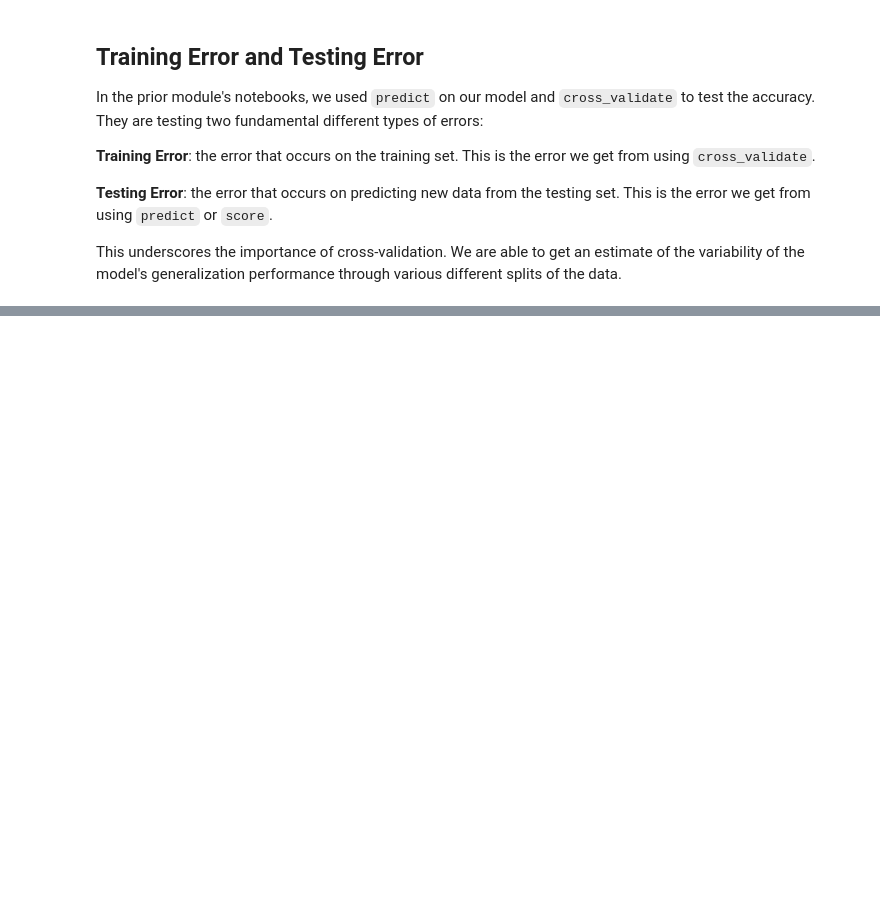
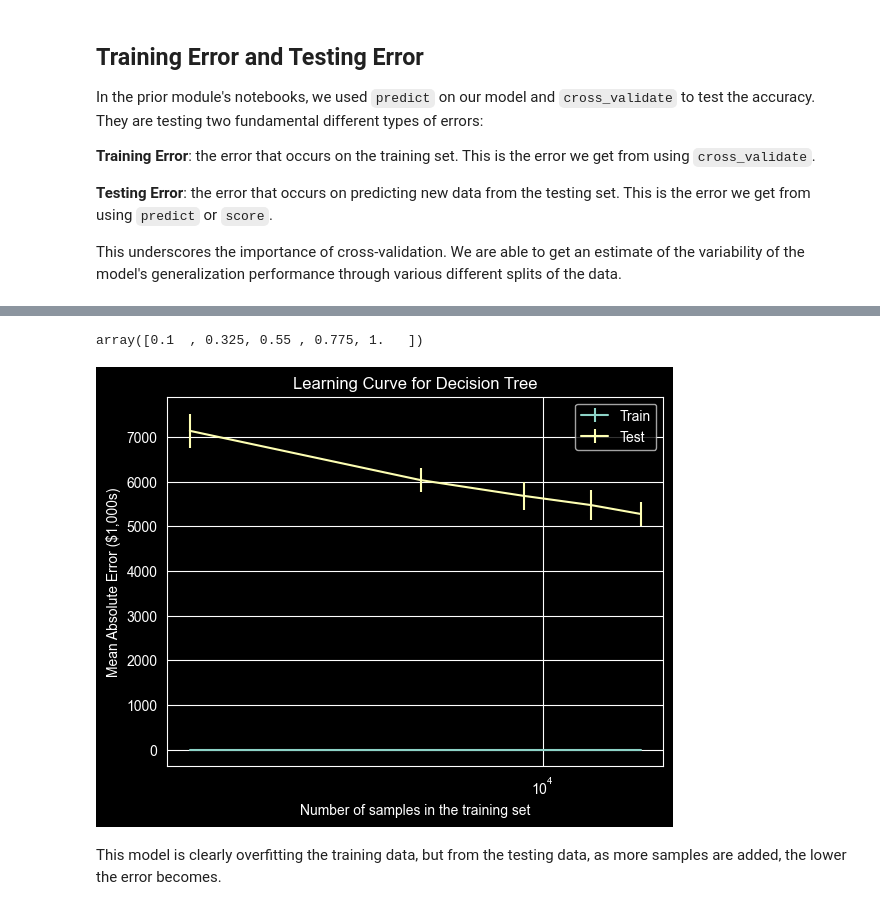
Before and after one commit to miketibollodev/scikit, a Jupyter notebook: 2 Model Selection/overfitting_underfitting.ipynb, the cells around one changed output, grey strips where cells are left out. Drawn from its saved outputs; the diff is of its cells as text; code cells hidden in the pictures; blank space fills up the shorter version.

```diff
--- a/2 Model Selection/overfitting_underfitting.ipynb
+++ b/2 Model Selection/overfitting_underfitting.ipynb
@@ -20,0 +117,34 @@ This underscores the importance of cross-validation. We are able to get an estim
+# %%
+train_sizes = np.linspace(0.1, 1.0, num=5, endpoint=True)
+train_sizes
+# %% [output]
+array([0.1  , 0.325, 0.55 , 0.775, 1.   ])
+# %%
+cv = ShuffleSplit(
+    n_splits=30,
+    test_size=0.2
+)
+# %%
+from sklearn.model_selection import LearningCurveDisplay
+
+display = LearningCurveDisplay.from_estimator(
+    regressor,
+    data,
+    target,
+    train_sizes=train_sizes,
+    cv=cv,
+    score_type="both",
+    scoring="neg_mean_squared_error",
+    negate_score=True,
+    score_name="Mean Absolute Error ($1,000s)",
+    std_display_style="errorbar",
+    n_jobs=2
+)
+_ = display.ax_.set(
+    xscale="log",
+    title="Learning Curve for Decision Tree"
+)
+# %% [output]
+[figure, added]
+# %% [markdown]
+This model is clearly overfitting the training data, but from the testing data, as more samples are added, the lower the error becomes.
```
Also changed, not shown: parts of 15 cells of this notebook, 2 other files.
